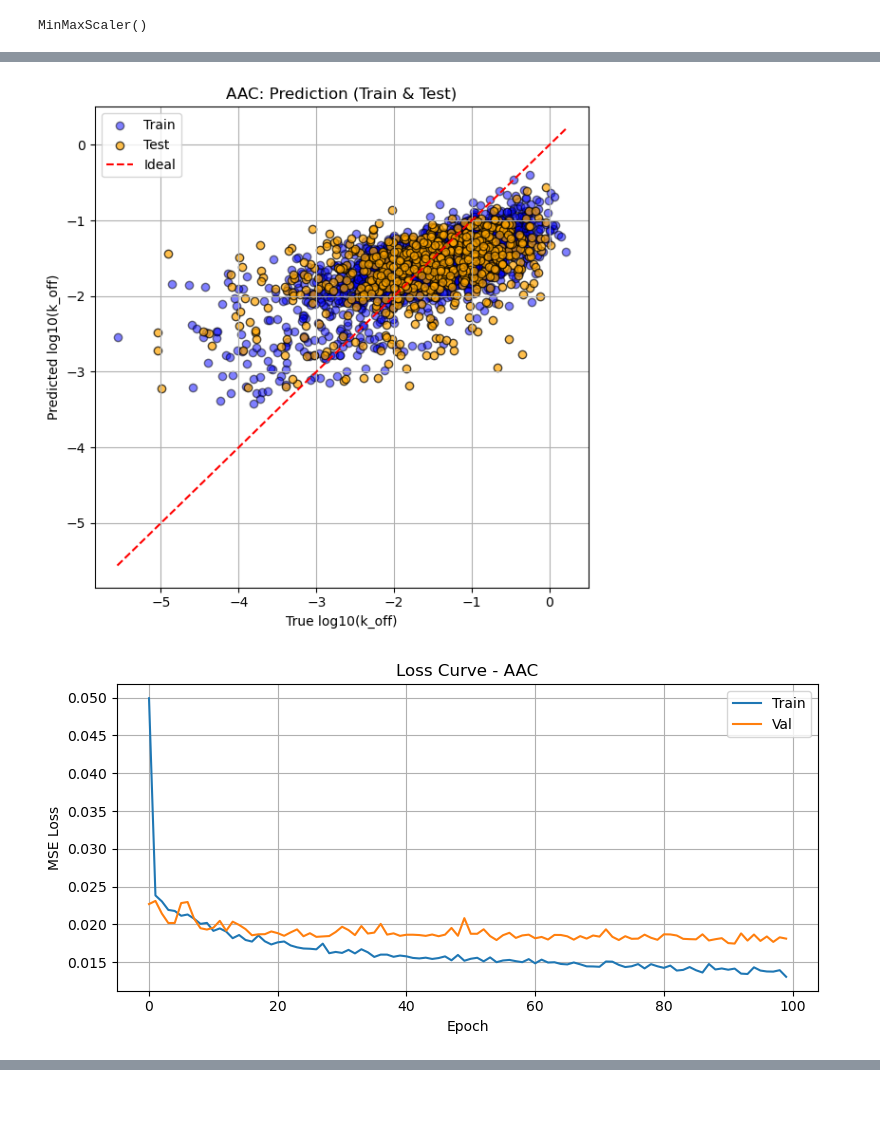
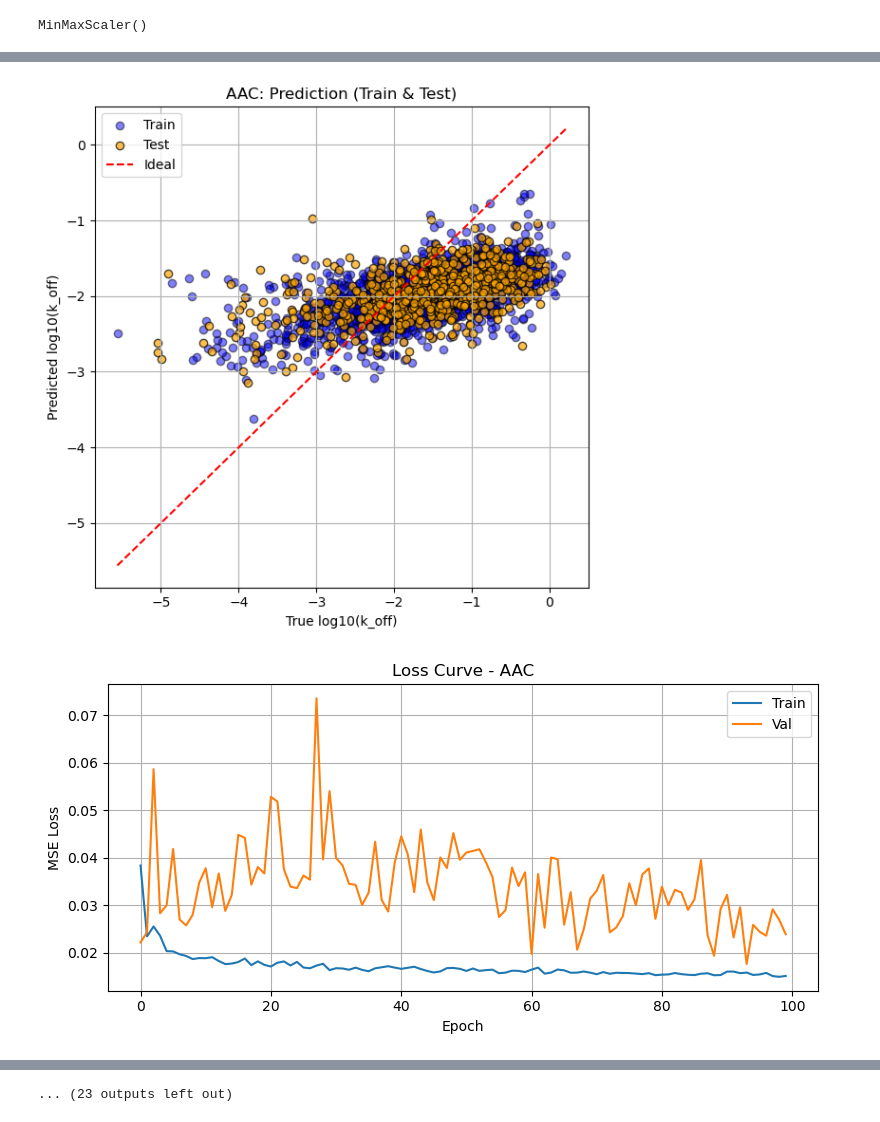
Before and after one commit to pwagoe/machine-learning-models-for-kinetic-rates-prediction, a Jupyter notebook: model/NN/NN2.ipynb, the cells around one changed output, grey strips where cells are left out. Drawn from its saved outputs; the diff is of its cells as text; code cells hidden in the pictures.

```diff
--- a/model/NN/NN2.ipynb
+++ b/model/NN/NN2.ipynb
@@ -32,12 +32,12 @@ df_target_value = pd.read_excel("kinase_ligand_k_off.xlsx", sheet_name='kinase_l
 df_target_value = df_target_value.dropna(subset=["log_koff"])  #drop rows with missing target value
 
 #choose if full or pocket kinase sequences
-feature_set_kinase = "Sequences_propy"   # "Sequences_propy" or "Pocket_Sequences_propy"
-feature_set_ligand = "Morgan_Fingerprints"  # "Mordred_Features" or "Morgan_Fingerprints"
+feature_set_kinase = "Pocket_Sequences_propy"   # "Sequences_propy" or "Pocket_Sequences_propy"
+feature_set_ligand = "Mordred_Features"  # "Mordred_Features" or "Morgan_Fingerprints"
 
 #prepare feature dataframe
 
-df_ligand = pd.read_excel("ligand_and_kinase_features_data.xlsx", sheet_name="Ligand_Morgan_Fingerprints")
+df_ligand = pd.read_excel("ligand_and_kinase_features_data.xlsx", sheet_name="Ligand_"+feature_set_ligand)
 df_kinase = pd.read_excel("ligand_and_kinase_features_data.xlsx", sheet_name="Kinase_"+feature_set_kinase)
 
 
@@ -160,11 +160,14 @@ for feature_name in extra_features:
 
     train_ds = prepare_tensors(df_train, scaler_ligand=x_scaler_ligand, scaler_kinase=x_scaler_kinase)
     test_ds = prepare_tensors(df_test, scaler_ligand=x_scaler_ligand, scaler_kinase=x_scaler_kinase)
+    val_ds = prepare_tensors(df_val,scaler_ligand=x_scaler_ligand, scaler_kinase=x_scaler_kinase)
 
     train_loader = DataLoader(train_ds, batch_size=32, shuffle=True)
     test_loader = DataLoader(test_ds, batch_size=32, shuffle=False)
+    val_loader = DataLoader(val_ds, batch_size=32, shuffle=False)
 
 
+    device = torch.device("cuda" if torch.cuda.is_available() else "cpu") #use GPU if available
     model = NN_regression(in_len=train_ds.tensors[0].shape[1]) #model initializing!
     optimizer = torch.optim.Adam(model.parameters(), lr=0.001) #adam optimizer, learning rate = 0.001
     loss_fn = nn.MSELoss() #loss function
@@ -187,7 +190,7 @@ for feature_name in extra_features:
         train_losses.append(total_loss / len(train_loader))
 
         model.eval()
-        val_loss = sum(loss_fn(model(xb), yb).item() for xb, yb in test_loader) / len(test_loader)
+        val_loss = sum(loss_fn(model(xb), yb).item() for xb, yb in val_loader) / len(val_loader)
         val_losses.append(val_loss)
 
         if val_loss < best_val_loss:
@@ -196,9 +199,9 @@ for feature_name in extra_features:
 
         print(f"Epoch {epoch+1}/100, Train Loss: {train_losses[-1]:.4f}, Val Loss: {val_loss:.4f}")
 
-        #if early_stopper.early_stop(val_loss):
-         #   print(f"EarlyStopper triggered at epoch {epoch+1}")
-          #  break
+       # if early_stopper.early_stop(val_loss):
+       #     print(f"EarlyStopper triggered at epoch {epoch+1}")
+        #    break
 
 
 
@@ -207,6 +210,7 @@ for feature_name in extra_features:
 
 
     model.eval()
+    test_loss = 0.0
     with torch.no_grad():
         # Test predictions
         y_test_pred_scaled = model(test_ds.tensors[0]).numpy()
@@ -217,6 +221,13 @@ for feature_name in extra_features:
         y_train_pred_scaled = model(train_ds.tensors[0]).numpy()
         y_train_pred = y_scaler.inverse_transform(y_train_pred_scaled)
         y_train_true = y_scaler.inverse_transform(train_ds.tensors[1].numpy())
+
+        for xb, yb in test_loader: #final testing with test set
+            xb, yb = xb.to(device), yb.to(device)
+            pred = model(xb)
+            test_loss += loss_fn(pred, yb).item()
+    avg_test_loss = test_loss / len(test_loader)
+    print(f"Final TEST loss: {avg_test_loss:.4f}")
 
     mae = mean_absolute_error(y_test_true, y_test_pred)
     r2 = r2_score(y_test_true, y_test_pred)
@@ -296,3 +307,3 @@ Epoch 100/100, Train Loss: 0.0131, Val Loss: 0.0181
-[figure, old version]
+[figure, new version]
-[figure, old version]
+[figure, new version]
 Using feature: DPC
@@ -314,0 +366 @@ Epoch 56/100, Train Loss: 0.0050, Val Loss: 0.0119
+... (23 outputs left out)
```
Also changed, not shown: parts of 1 cell of this notebook, 1 other file.
